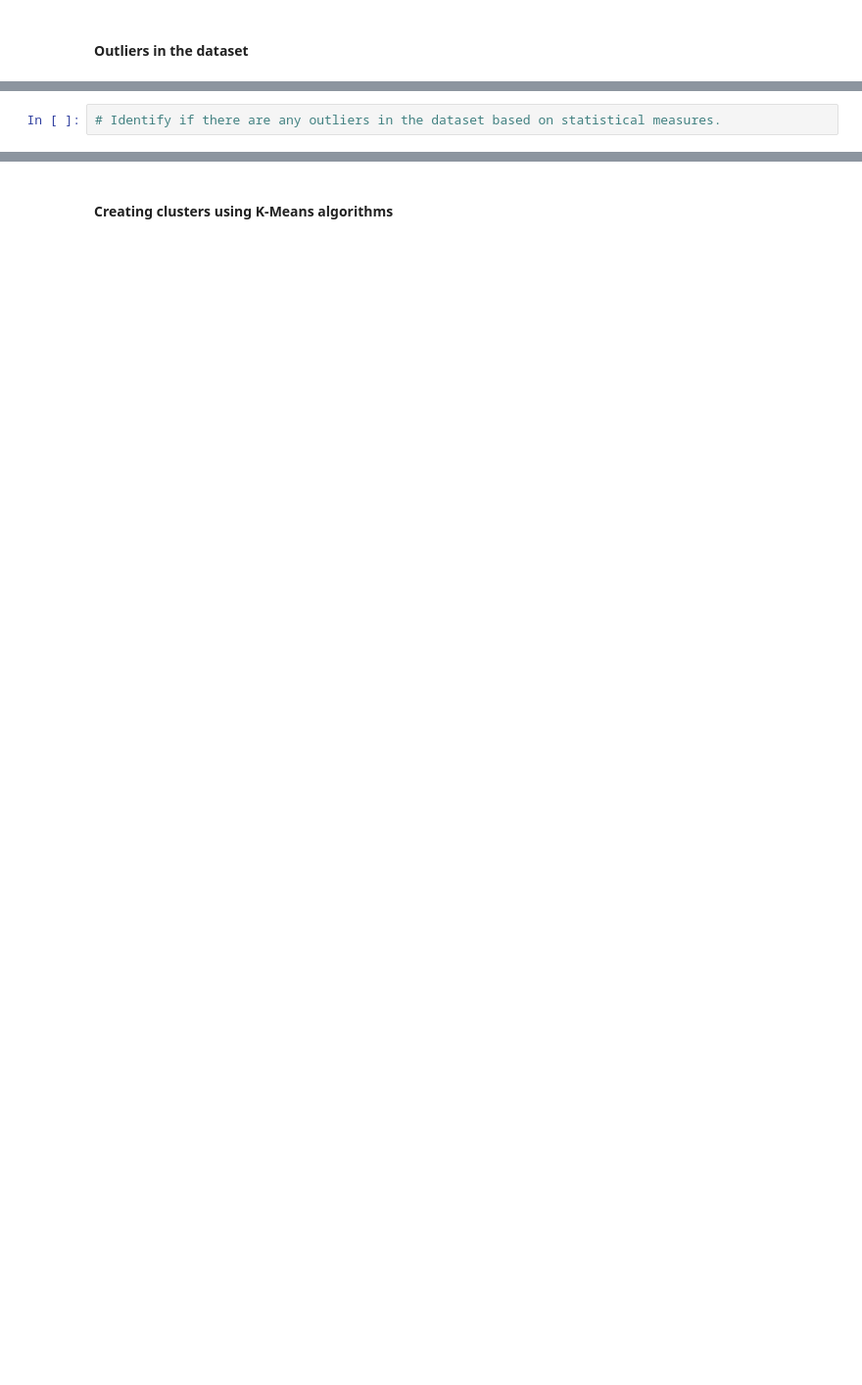
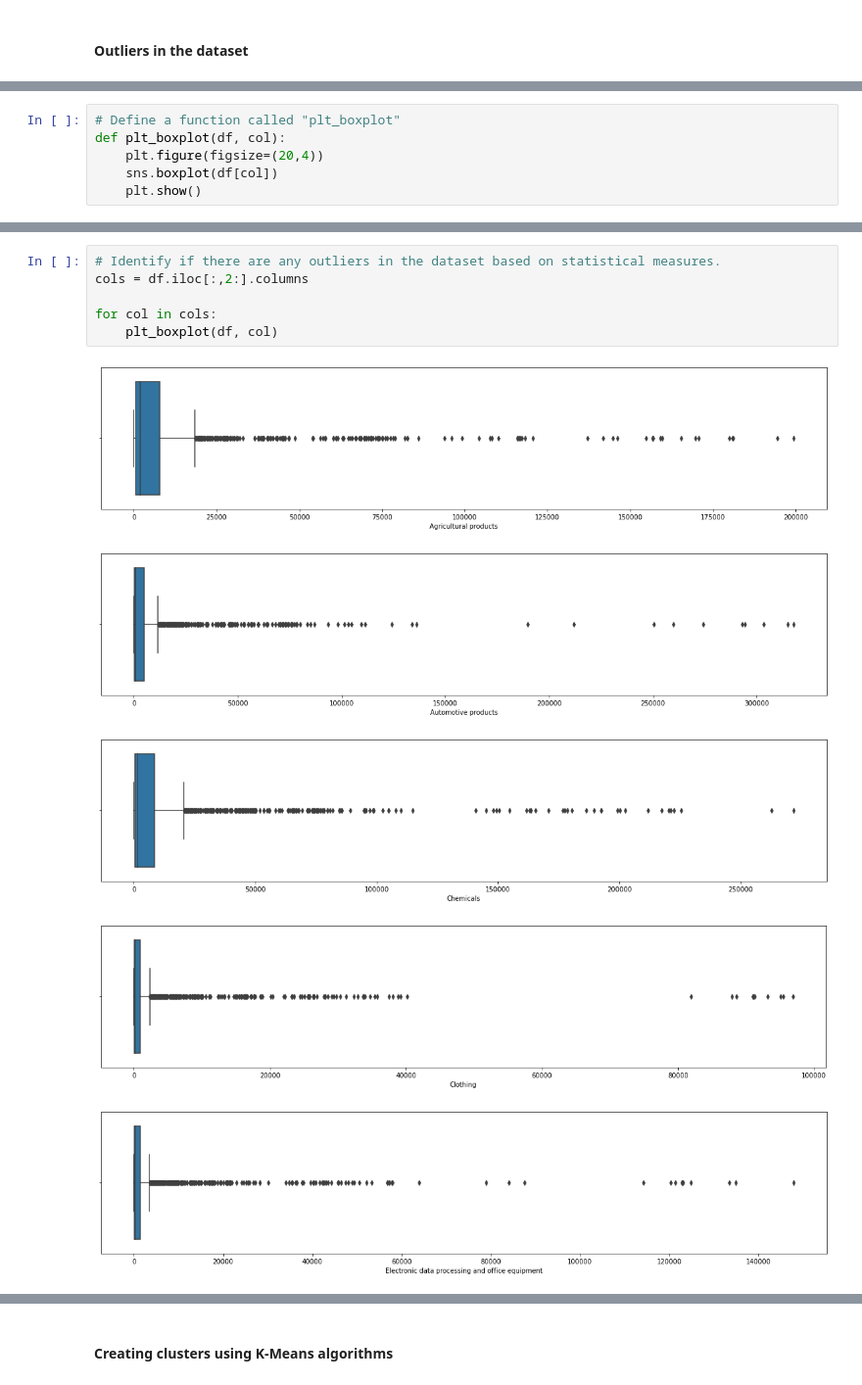
Before and after one commit to kesnel/ayiti-analytics-capstone-project, a Jupyter notebook: EDA.ipynb, the cells around one changed output, grey strips where cells are left out. Shown at 98% size. Saved outputs shown, nothing was run; the diff lists cells and outputs as text; blank space fills up the shorter version.

```diff
--- a/EDA.ipynb
+++ b/EDA.ipynb
@@ -606,0 +616,6 @@ plt.show()
+# %%
+# Define a function called "plt_boxplot"
+def plt_boxplot(df, col):
+    plt.figure(figsize=(20,4))
+    sns.boxplot(df[col])
+    plt.show()
@@ -607,2 +634,12 @@ plt.show()
 # %%
 # Identify if there are any outliers in the dataset based on statistical measures.
+cols = df.iloc[:,2:].columns
+
+for col in cols:
+    plt_boxplot(df, col)
+# %% [output]
+[figure, added]
+[figure, added]
+[figure, added]
+[figure, added]
+[figure, added]
```
Also changed, not shown: parts of 54 cells of this notebook.
